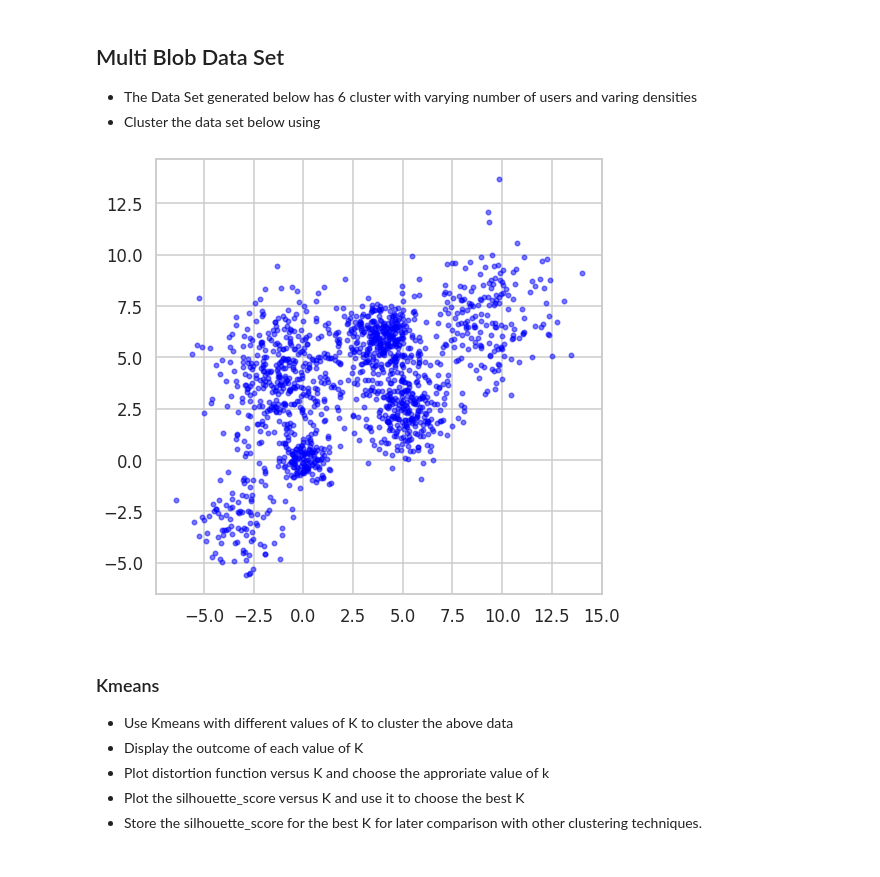
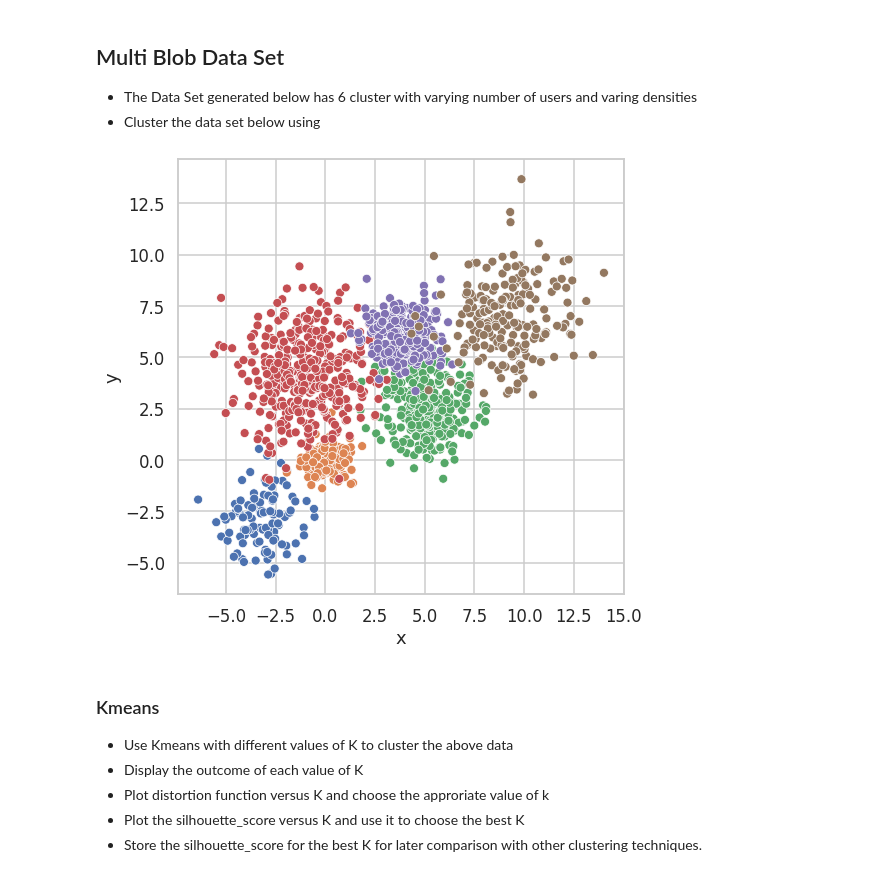
Before and after one commit to safaa400/safaasalah_46-17921_ML_assignments, a Jupyter notebook: Clustering_Project.ipynb, the cells around one changed output. Cells and saved outputs as stored; diff of their text form; code cells hidden in the pictures.

```diff
--- a/Clustering_Project.ipynb
+++ b/Clustering_Project.ipynb
@@ -63,15 +70,25 @@ def display_cluster(X,km=[],num_clusters=0):
 # %%
 plt.rcParams['figure.figsize'] = [8,8]
 sns.set_style("whitegrid")
 sns.set_context("talk")
 
 n_bins = 6
 centers = [(-3, -3), (0, 0), (5,2.5),(-1, 4), (4, 6), (9,7)]
-Multi_blob_Data, y = make_blobs(n_samples=[100,150, 300, 400,300, 200], n_features=2, cluster_std=[1.3,0.6, 1.2, 1.7,0.9,1.7],
+X_train,true_labels = make_blobs(n_samples=[100,150, 300, 400,300, 200], n_features=2, cluster_std=[1.3,0.6, 1.2, 1.7,0.9,1.7],
                   centers=centers, shuffle=False, random_state=42)
-display_cluster(Multi_blob_Data)
+# X_train = StandardScaler().fit_transform(X_train)
+sns.scatterplot(x=[X[0] for X in X_train],
+                y=[X[1] for X in X_train],
+                hue=true_labels,
+                palette="deep",
+                legend=None
+                )
+plt.xlabel("x")
+plt.ylabel("y")
+plt.show()
+# display_cluster(X_train)
 # %% [output]
-[figure, old version]
+[figure, new version]
 # %% [markdown]
 ### Kmeans
 * Use Kmeans with different values of K to cluster the above data
```
Also changed, not shown: parts of 18 cells of this notebook.
